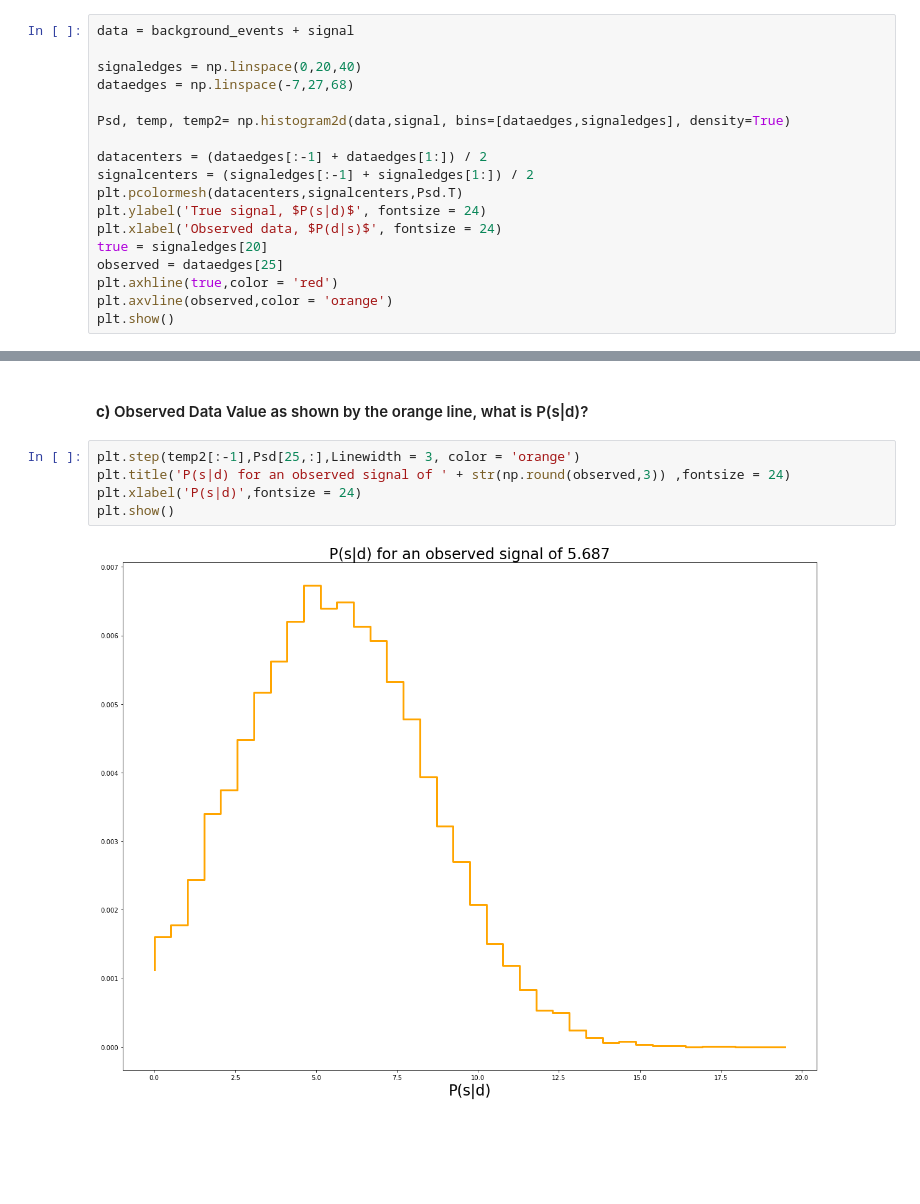
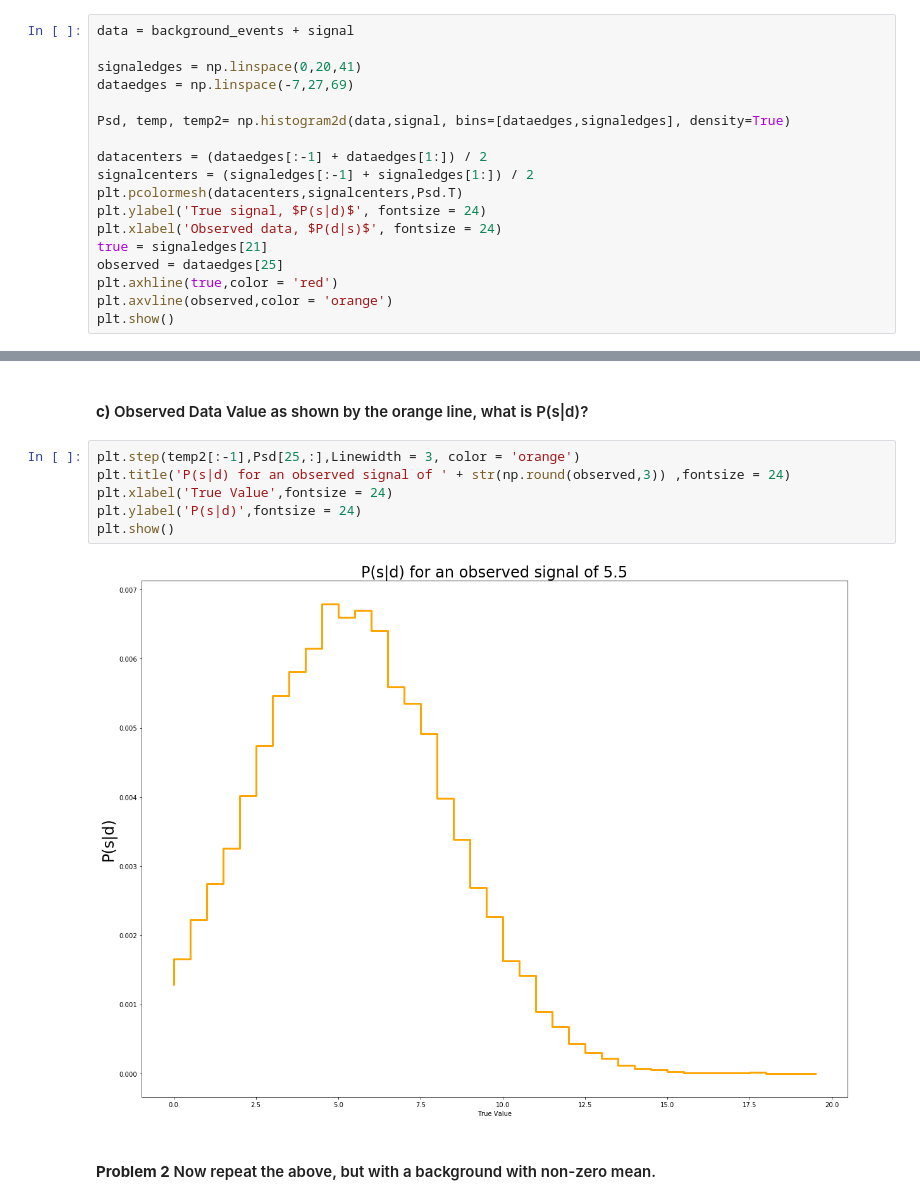
Before and after one commit to jeff-abe/PHYS434, a Jupyter notebook: HW5.ipynb, the cells around one changed output, grey strips where cells are left out. Cells and saved outputs as stored; diff of their text form; blank space fills up the shorter version.

```diff
--- a/HW5.ipynb
+++ b/HW5.ipynb
@@ -19,8 +19,8 @@ signal = stats.uniform.rvs(loc = 0, scale = 20, size = 1000000)
 # %%
 data = background_events + signal
 
-signaledges = np.linspace(0,20,40)
-dataedges = np.linspace(-7,27,68)
+signaledges = np.linspace(0,20,41)
+dataedges = np.linspace(-7,27,69)
 
 Psd, temp, temp2= np.histogram2d(data,signal, bins=[dataedges,signaledges], density=True)
 
@@ -29,7 +29,7 @@ signalcenters = (signaledges[:-1] + signaledges[1:]) / 2
 plt.pcolormesh(datacenters,signalcenters,Psd.T)
 plt.ylabel('True signal, $P(s|d)$', fontsize = 24)
 plt.xlabel('Observed data, $P(d|s)$', fontsize = 24)
-true = signaledges[20]
+true = signaledges[21]
 observed = dataedges[25]
 plt.axhline(true,color = 'red')
 plt.axvline(observed,color = 'orange')
@@ -50,7 +51,10 @@ plt.show()
 # %%
 plt.step(temp2[:-1],Psd[25,:],Linewidth = 3, color = 'orange')
 plt.title('P(s|d) for an observed signal of ' + str(np.round(observed,3)) ,fontsize = 24)
-plt.xlabel('P(s|d)',fontsize = 24)
+plt.xlabel('True Value',fontsize = 24)
+plt.ylabel('P(s|d)',fontsize = 24)
 plt.show()
 # %% [output]
-[figure, old version]
+[figure, new version]
+# %% [markdown]
+#### **Problem 2** Now repeat the above, but with a background with non-zero mean.
```
Also changed, not shown: parts of 6 cells of this notebook.
